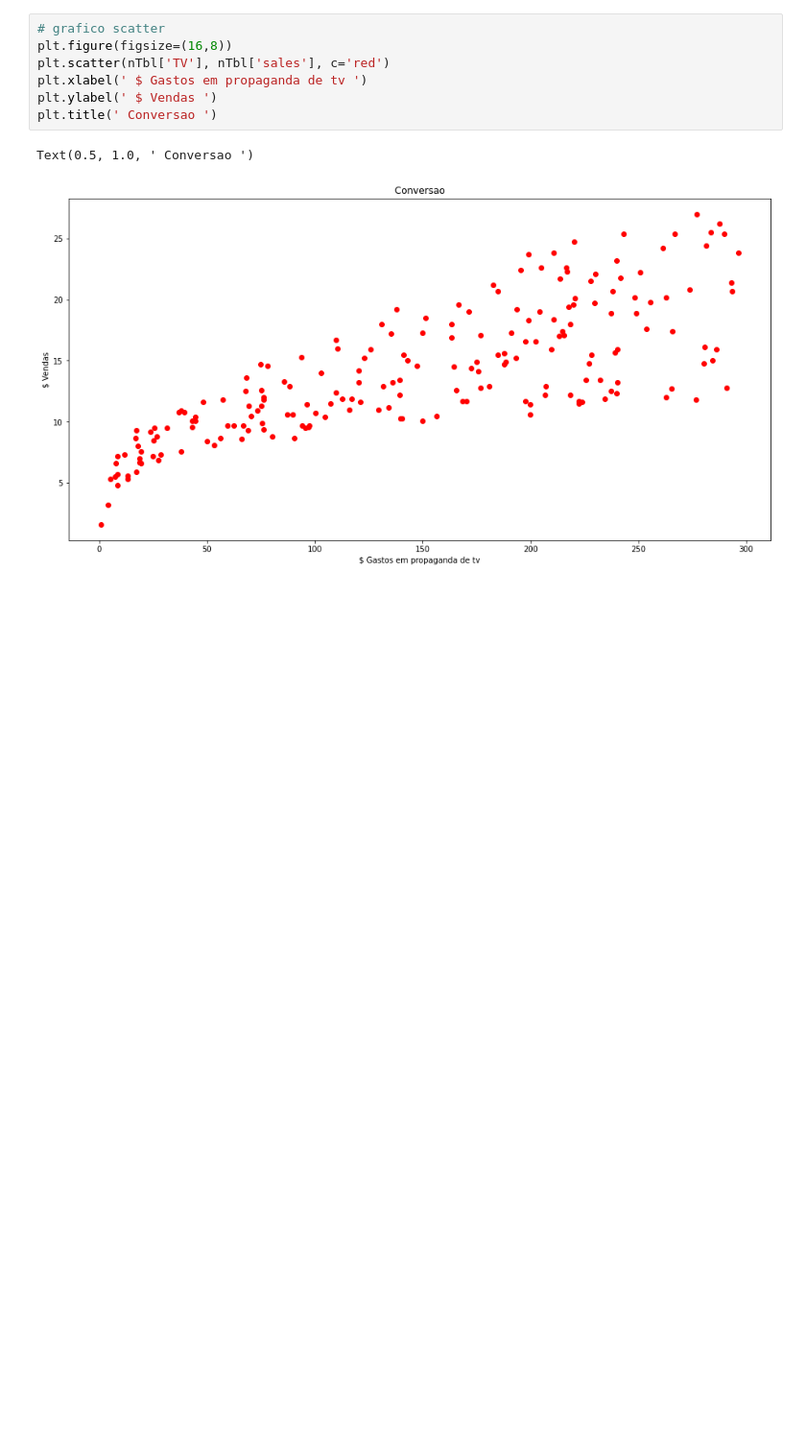
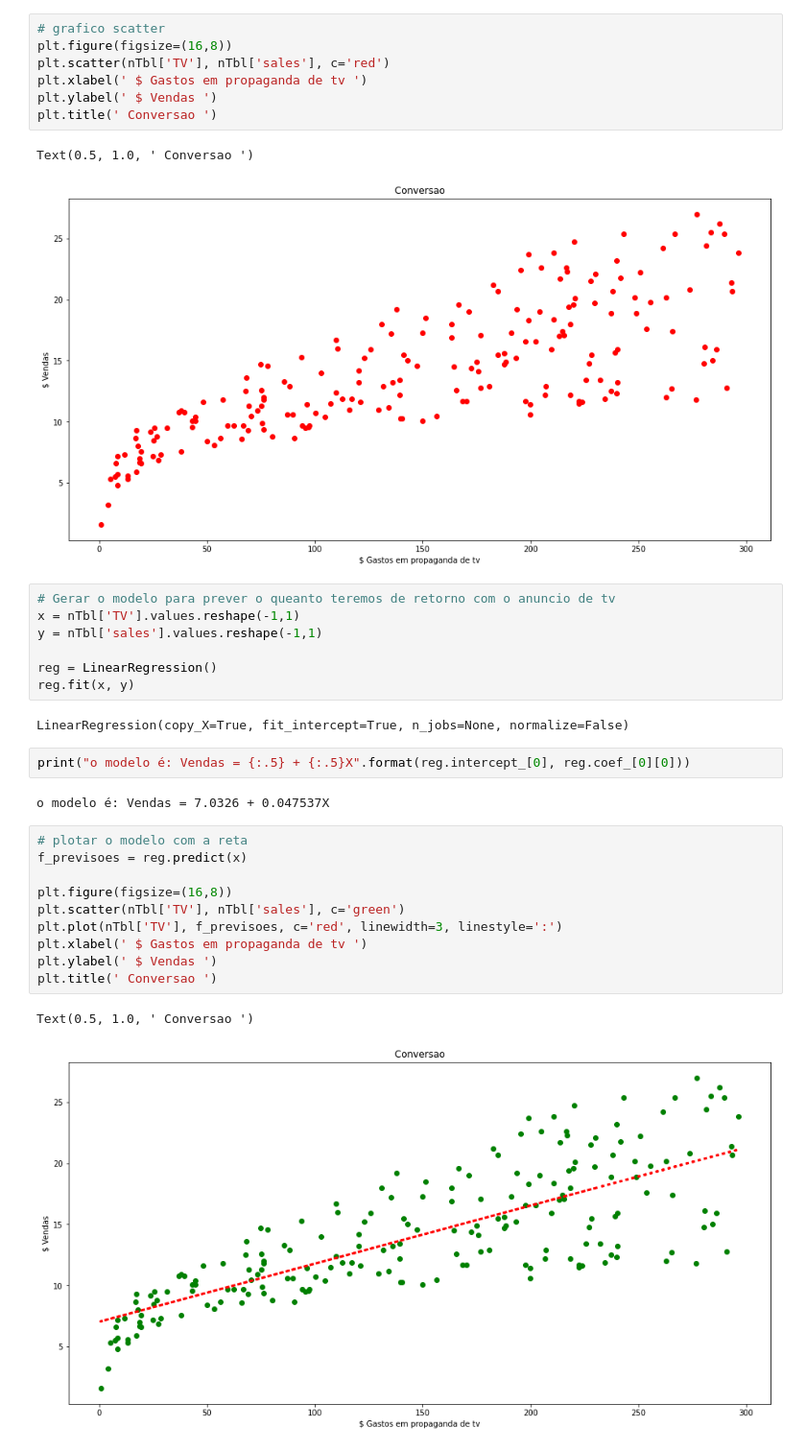
Before and after one commit to crqcastro/undb_datamining, a Jupyter notebook: Aula03_regressaoLinear.ipynb, the cells around one changed output. Shown: that part at 96% size. Cells and saved outputs as stored; diff of their text form; blank space fills up the shorter version.

```diff
--- a/Aula03_regressaoLinear.ipynb
+++ b/Aula03_regressaoLinear.ipynb
@@ -71,3 +71,29 @@ plt.title(' Conversao ')
 # %% [output]
 Text(0.5, 1.0, ' Conversao ')
 [figure]
+# %%
+# Gerar o modelo para prever o queanto teremos de retorno com o anuncio de tv
+x = nTbl['TV'].values.reshape(-1,1)
+y = nTbl['sales'].values.reshape(-1,1)
+
+reg = LinearRegression()
+reg.fit(x, y)
+# %% [output]
+LinearRegression(copy_X=True, fit_intercept=True, n_jobs=None, normalize=False)
+# %%
+print("o modelo é: Vendas = {:.5} + {:.5}X".format(reg.intercept_[0], reg.coef_[0][0]))
+# %% [output]
+o modelo é: Vendas = 7.0326 + 0.047537X
+# %%
+# plotar o modelo com a reta
+f_previsoes = reg.predict(x)
+
+plt.figure(figsize=(16,8))
+plt.scatter(nTbl['TV'], nTbl['sales'], c='green')
+plt.plot(nTbl['TV'], f_previsoes, c='red', linewidth=3, linestyle=':')
+plt.xlabel(' $ Gastos em propaganda de tv ')
+plt.ylabel(' $ Vendas ')
+plt.title(' Conversao ')
+# %% [output]
+Text(0.5, 1.0, ' Conversao ')
+[figure, added]
```
